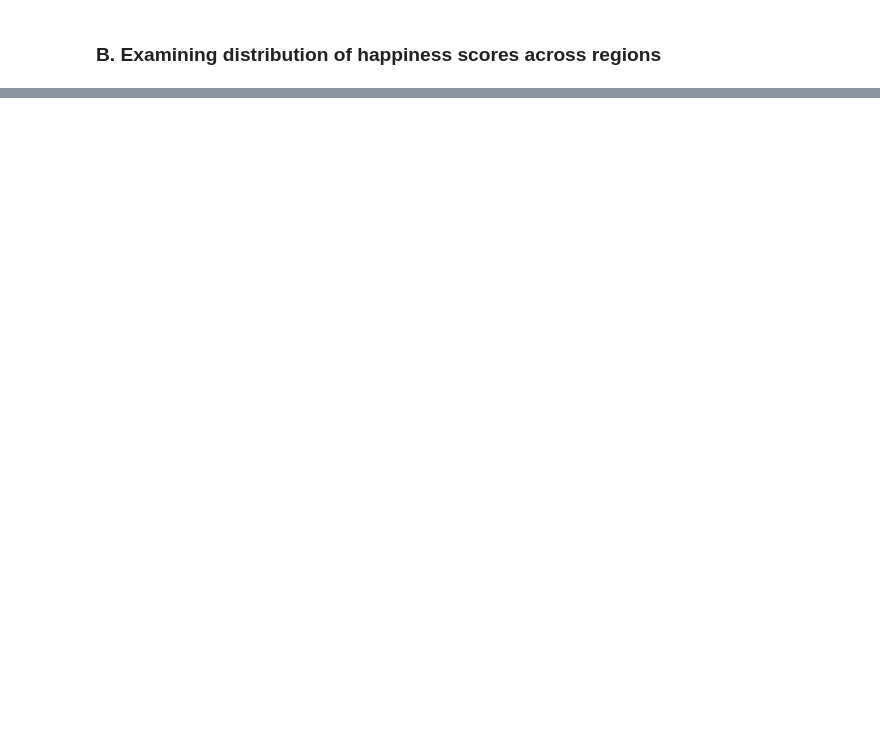
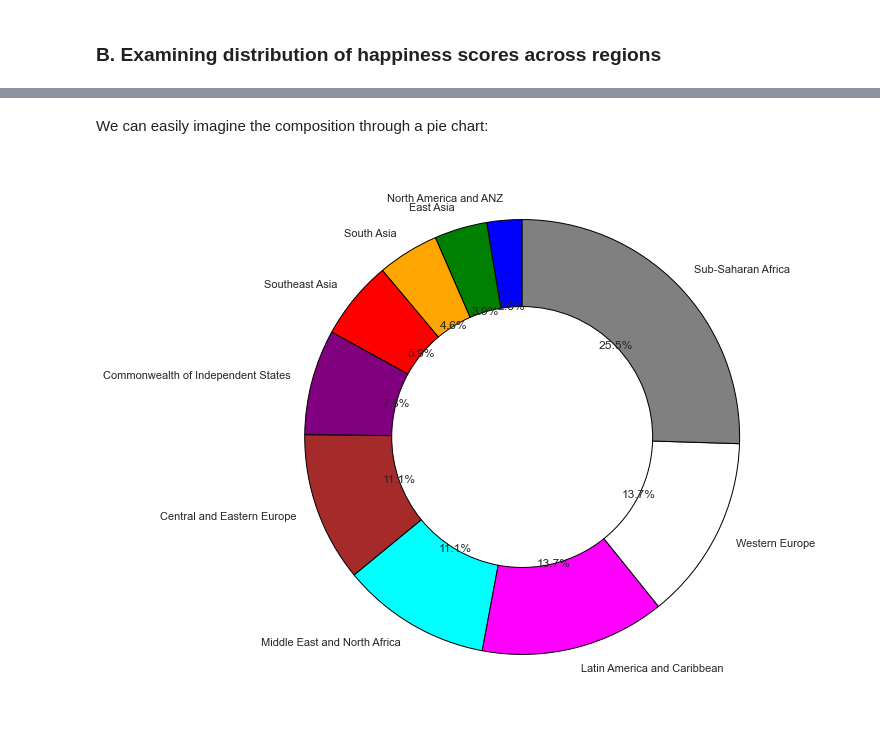
Before and after one commit to anikaarevalo/Happiness_and_world_economy_2021, a Jupyter notebook: Happiness_and_GDP_2021.ipynb, the cells around one changed output, grey strips where cells are left out. Saved outputs shown, nothing was run; the diff lists cells and outputs as text; code cells hidden in the pictures; blank space fills up the shorter version.

```diff
--- a/Happiness_and_GDP_2021.ipynb
+++ b/Happiness_and_GDP_2021.ipynb
@@ -468,0 +387,16 @@ plt.show()
+# %% [markdown]
+We can easily imagine the composition through a pie chart:
+# %%
+# Passing the results of aggregating and sorting data using groupby and size operations to a variable
+regional_counts = new_happiness_2021.groupby('Regional indicator').size().sort_values()
+
+# Defining colors for each regional indicator
+colors = ['blue', 'green', 'orange', 'red', 'purple', 'brown', 'cyan', 'magenta', 'white', 'gray']
+
+# Creating a pie chart with a black outline
+plt.figure(figsize=(10, 10))
+plt.pie(regional_counts, labels=regional_counts.index, colors=colors, autopct='%1.1f%%', startangle=90,
+        wedgeprops=dict(width=0.4, edgecolor='black'))
+plt.show()
+# %% [output]
+[figure, added]
```
Also changed, not shown: parts of 25 cells of this notebook.
